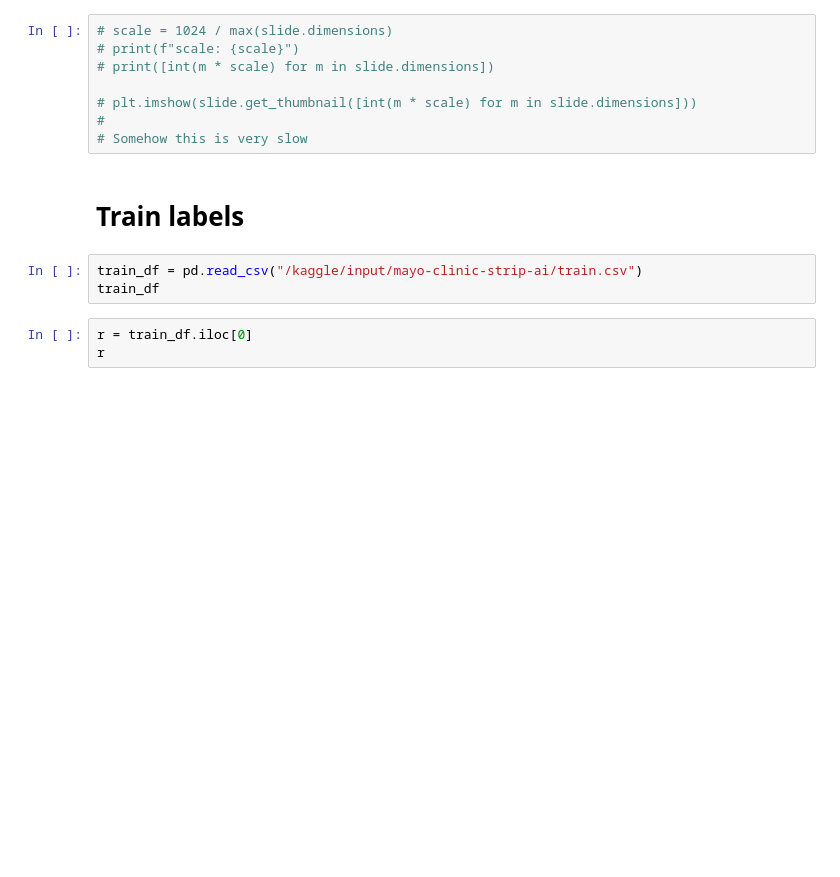
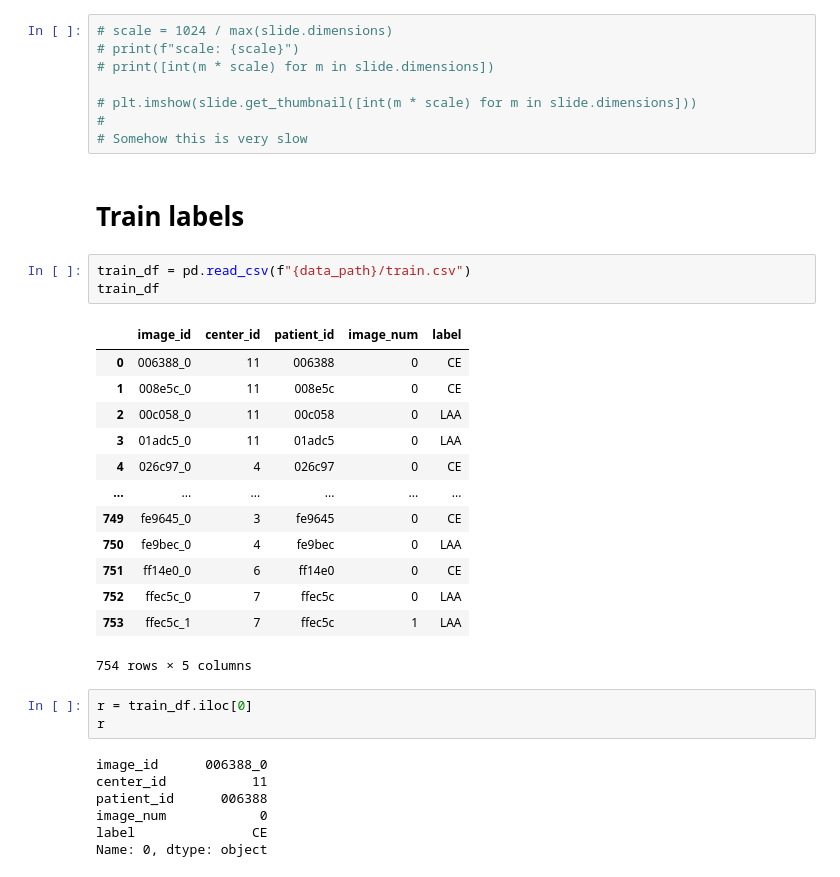
Before and after one commit to kamangir/mayo-clinic-strip-ai, a Jupyter notebook: openslide.ipynb, the cells around one changed output. Cells and saved outputs as stored; diff of their text form; blank space fills up the shorter version.

```diff
--- a/openslide.ipynb
+++ b/openslide.ipynb
@@ -75,9 +79,30 @@ plt.imshow(region)
 # %% [markdown]
 # Train labels
 # %%
-train_df = pd.read_csv("/kaggle/input/mayo-clinic-strip-ai/train.csv")
+train_df = pd.read_csv(f"{data_path}/train.csv")
 train_df
+# %% [output]
+|  | image_id | center_id | patient_id | image_num | label |
+| 0 | 006388_0 | 11 | 006388 | 0 | CE |
+| 1 | 008e5c_0 | 11 | 008e5c | 0 | CE |
+| 2 | 00c058_0 | 11 | 00c058 | 0 | LAA |
+| 3 | 01adc5_0 | 11 | 01adc5 | 0 | LAA |
+| 4 | 026c97_0 | 4 | 026c97 | 0 | CE |
+| ... | ... | ... | ... | ... | ... |
+| 749 | fe9645_0 | 3 | fe9645 | 0 | CE |
+| 750 | fe9bec_0 | 4 | fe9bec | 0 | LAA |
+| 751 | ff14e0_0 | 6 | ff14e0 | 0 | CE |
+| 752 | ffec5c_0 | 7 | ffec5c | 0 | LAA |
+| 753 | ffec5c_1 | 7 | ffec5c | 1 | LAA |
+754 rows × 5 columns
 # %%
 r = train_df.iloc[0]
 r
+# %% [output]
+image_id      006388_0
+center_id           11
+patient_id      006388
+image_num            0
+label               CE
+Name: 0, dtype: object
 # %%
```
Also changed, not shown: parts of 8 cells of this notebook, 3 other files.
